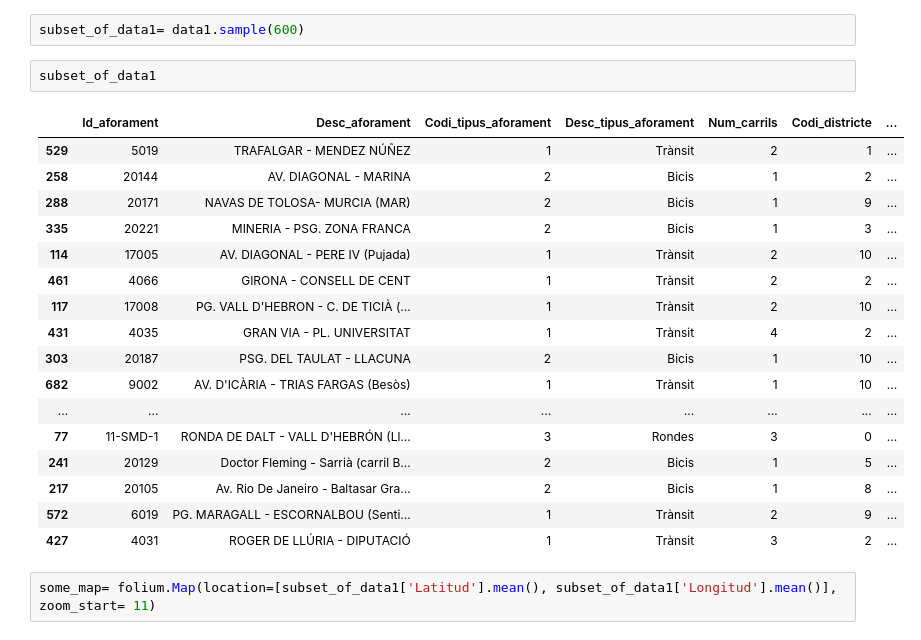
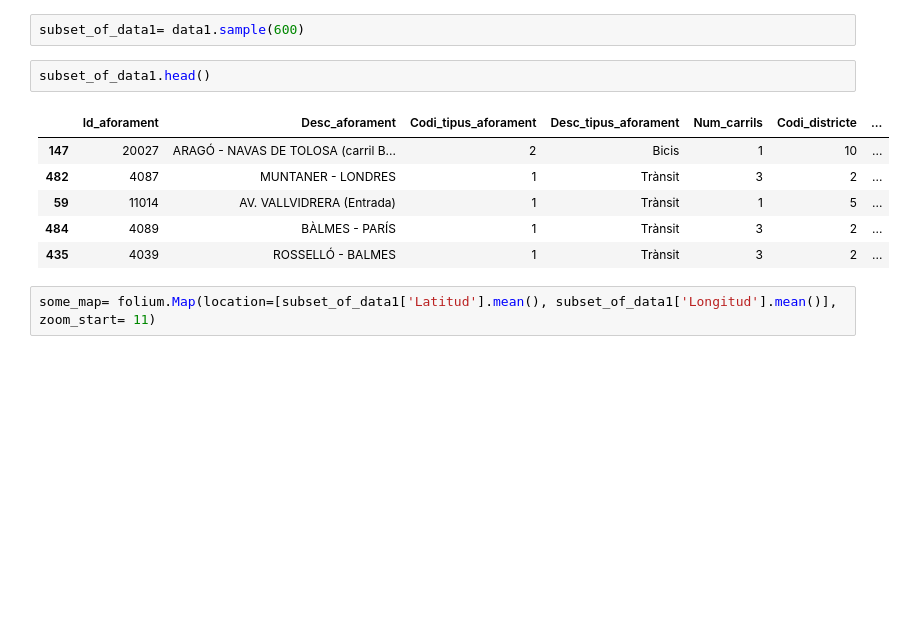
Before and after one commit to marcjs95/master-data-science, a Jupyter notebook: code/mapas.ipynb, the cells around one changed output. Saved outputs shown, nothing was run; the diff lists cells and outputs as text; blank space fills up the shorter version.

```diff
--- a/code/mapas.ipynb
+++ b/code/mapas.ipynb
@@ -236,25 +192,14 @@ data1['Latitud'].count()
 # %%
 subset_of_data1= data1.sample(600)
 # %%
-subset_of_data1
+subset_of_data1.head()
 # %% [output]
 |  | Id_aforament | Desc_aforament | Codi_tipus_aforament | Desc_tipus_aforament | Num_carrils | Codi_districte | ... |
-| 529 | 5019 | TRAFALGAR - MENDEZ NÚÑEZ | 1 | Trànsit | 2 | 1 | ... |
-| 258 | 20144 | AV. DIAGONAL - MARINA | 2 | Bicis | 1 | 2 | ... |
-| 288 | 20171 | NAVAS DE TOLOSA- MURCIA (MAR) | 2 | Bicis | 1 | 9 | ... |
-| 335 | 20221 | MINERIA - PSG. ZONA FRANCA | 2 | Bicis | 1 | 3 | ... |
-| 114 | 17005 | AV. DIAGONAL - PERE IV (Pujada) | 1 | Trànsit | 2 | 10 | ... |
-| 461 | 4066 | GIRONA - CONSELL DE CENT | 1 | Trànsit | 2 | 2 | ... |
-| 117 | 17008 | PG. VALL D'HEBRON - C. DE TICIÀ (... | 1 | Trànsit | 2 | 10 | ... |
-| 431 | 4035 | GRAN VIA - PL. UNIVERSITAT | 1 | Trànsit | 4 | 2 | ... |
-| 303 | 20187 | PSG. DEL TAULAT - LLACUNA | 2 | Bicis | 1 | 10 | ... |
-| 682 | 9002 | AV. D'ICÀRIA - TRIAS FARGAS (Besòs) | 1 | Trànsit | 1 | 10 | ... |
-| ... | ... | ... | ... | ... | ... | ... | ... |
-| 77 | 11-SMD-1 | RONDA DE DALT - VALL D'HEBRÓN (Ll... | 3 | Rondes | 3 | 0 | ... |
-| 241 | 20129 | Doctor Fleming - Sarrià (carril B... | 2 | Bicis | 1 | 5 | ... |
-| 217 | 20105 | Av. Rio De Janeiro - Baltasar Gra... | 2 | Bicis | 1 | 8 | ... |
-| 572 | 6019 | PG. MARAGALL - ESCORNALBOU (Senti... | 1 | Trànsit | 2 | 9 | ... |
-| 427 | 4031 | ROGER DE LLÚRIA - DIPUTACIÓ | 1 | Trànsit | 3 | 2 | ... |
+| 147 | 20027 | ARAGÓ - NAVAS DE TOLOSA (carril B... | 2 | Bicis | 1 | 10 | ... |
+| 482 | 4087 | MUNTANER - LONDRES | 1 | Trànsit | 3 | 2 | ... |
+| 59 | 11014 | AV. VALLVIDRERA (Entrada) | 1 | Trànsit | 1 | 5 | ... |
+| 484 | 4089 | BÀLMES - PARÍS | 1 | Trànsit | 3 | 2 | ... |
+| 435 | 4039 | ROSSELLÓ - BALMES | 1 | Trànsit | 3 | 2 | ... |
 # %%
 some_map= folium.Map(location=[subset_of_data1['Latitud'].mean(), subset_of_data1['Longitud'].mean()], zoom_start= 11)
 # %%
```
Also changed, not shown: parts of 5 cells of this notebook.
